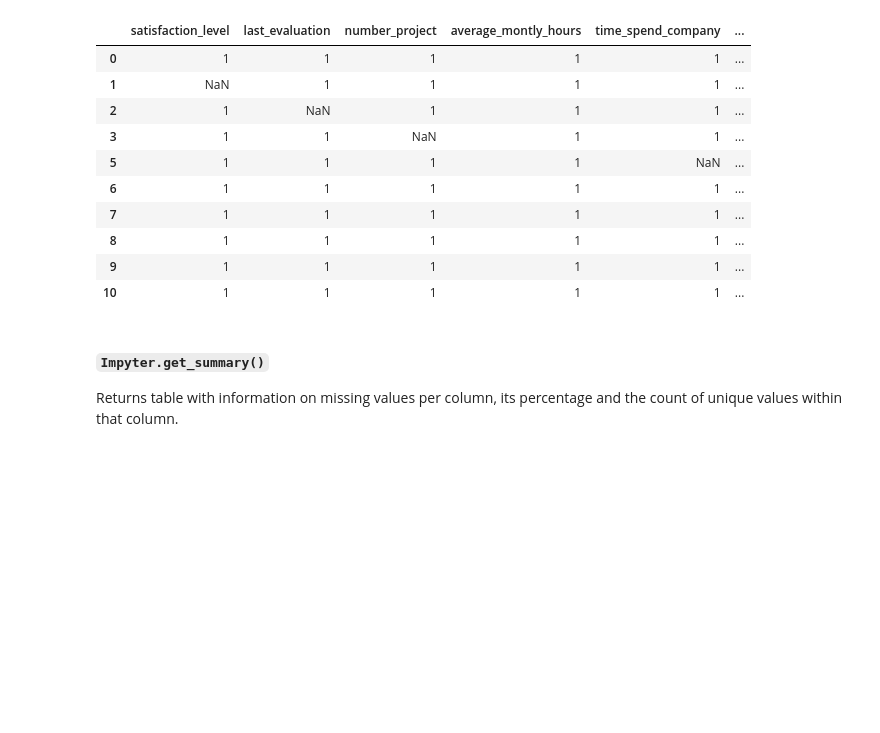
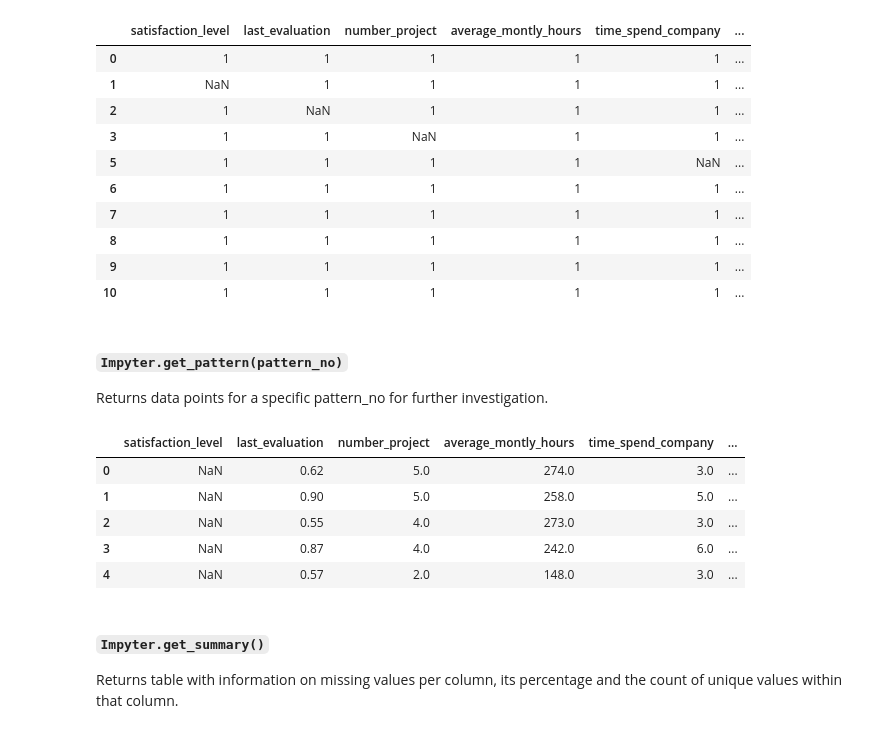
Before and after one commit to andirs/impyte, a Jupyter notebook: sandbox.ipynb, the cells around one changed output. Saved outputs shown, nothing was run; the diff lists cells and outputs as text; code cells hidden in the pictures; blank space fills up the shorter version.

```diff
--- a/sandbox.ipynb
+++ b/sandbox.ipynb
@@ -430,6 +472,18 @@ imp.pattern()
 | 8 | 1 | 1 | 1 | 1 | 1 | ... |
 | 9 | 1 | 1 | 1 | 1 | 1 | ... |
 | 10 | 1 | 1 | 1 | 1 | 1 | ... |
+# %% [markdown]
+#### `Impyter.get_pattern(pattern_no)`
+Returns data points for a specific pattern_no for further investigation.
+# %%
+imp.get_pattern(1).head()
+# %% [output]
+|  | satisfaction_level | last_evaluation | number_project | average_montly_hours | time_spend_company | ... |
+| 0 | NaN | 0.62 | 5.0 | 274.0 | 3.0 | ... |
+| 1 | NaN | 0.90 | 5.0 | 258.0 | 5.0 | ... |
+| 2 | NaN | 0.55 | 4.0 | 273.0 | 3.0 | ... |
+| 3 | NaN | 0.87 | 4.0 | 242.0 | 6.0 | ... |
+| 4 | NaN | 0.57 | 2.0 | 148.0 | 3.0 | ... |
 # %% [markdown]
 #### `Impyter.get_summary()`
 Returns table with information on missing values per column, its percentage and the count of unique values within that column.
```
Also changed, not shown: parts of 47 cells of this notebook, 1 other file.
